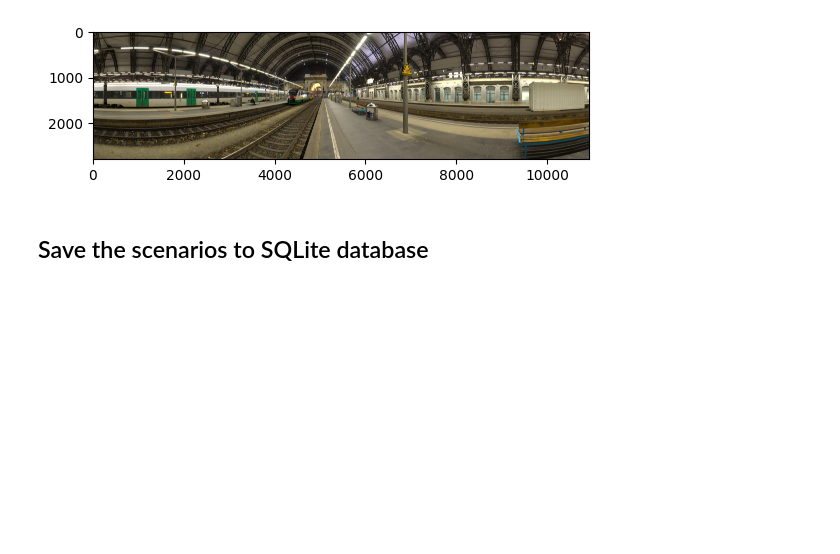
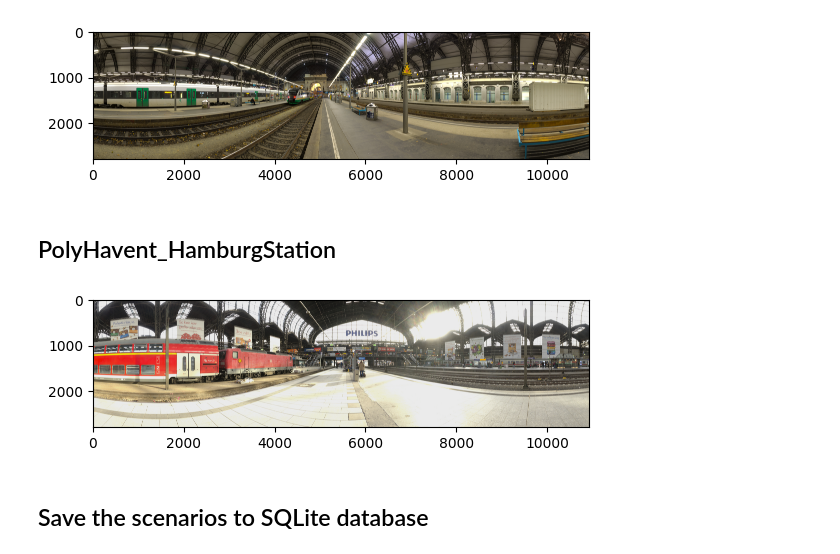
Before and after one commit to araobp/virtual-showroom, a Jupyter notebook: Python/scenarios/Scenarios.ipynb, the cells around one changed output. Drawn from its saved outputs; the diff is of its cells as text; code cells hidden in the pictures; blank space fills up the shorter version.

```diff
--- a/Python/scenarios/Scenarios.ipynb
+++ b/Python/scenarios/Scenarios.ipynb
@@ -222,3 +182,10 @@ scenarios['PolyHaven_DresdenStation'] = ('''
 この240度パノラマ写真はDresden(ドレスデン)のDresden Central Station(ドレスデン中央駅)で撮影されたものです。ドイツらしい屋根付きの駅です。
 ''',
 DRESDENSTATION)
+# %% [markdown]
+## PolyHavent_HamburgStation
+# %%
+# PolyHaven_HamburgStation
+imshow(filenames['PolyHaven_HamburgStation'])
+# %% [output]
+[figure, added]
```
Also changed, not shown: parts of 13 cells of this notebook, 19 other files.
